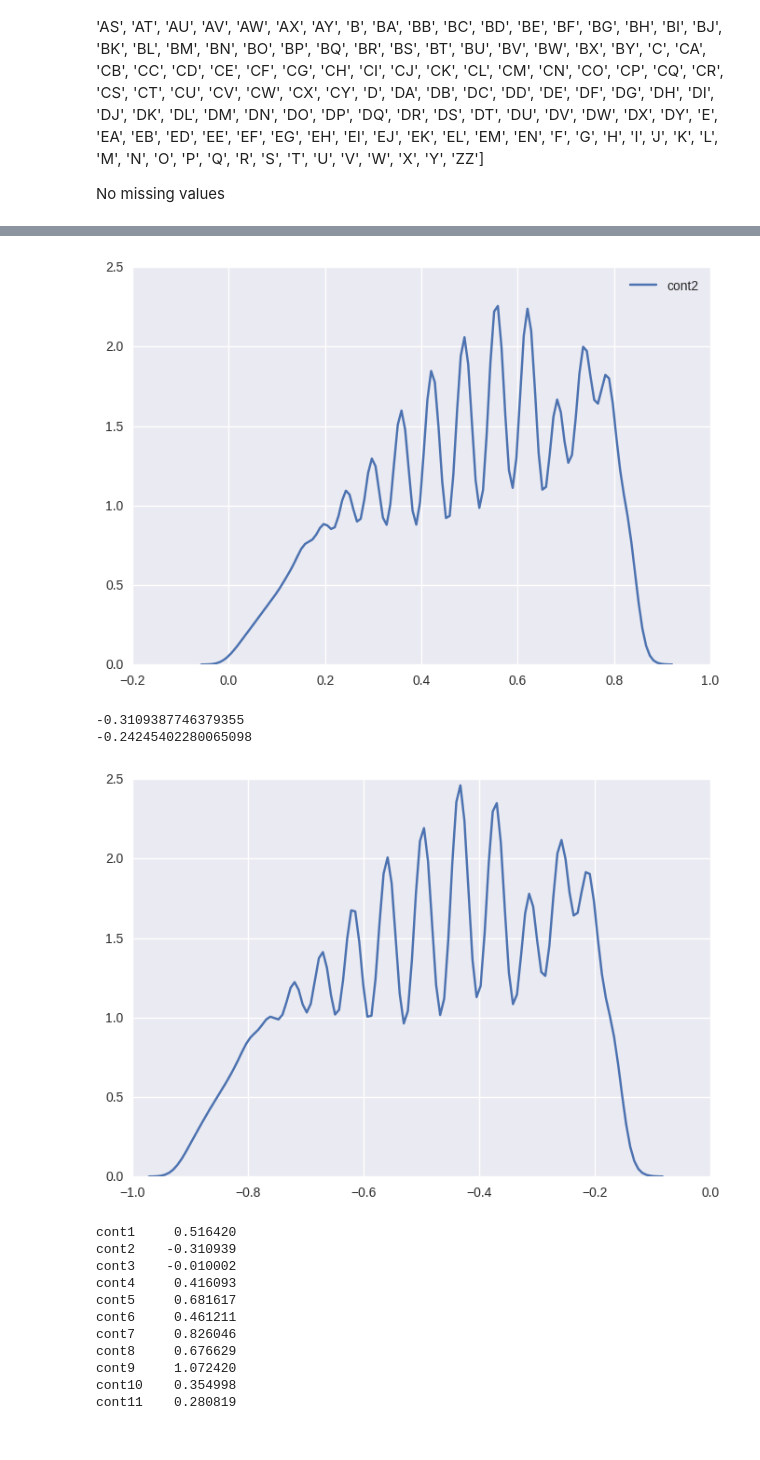
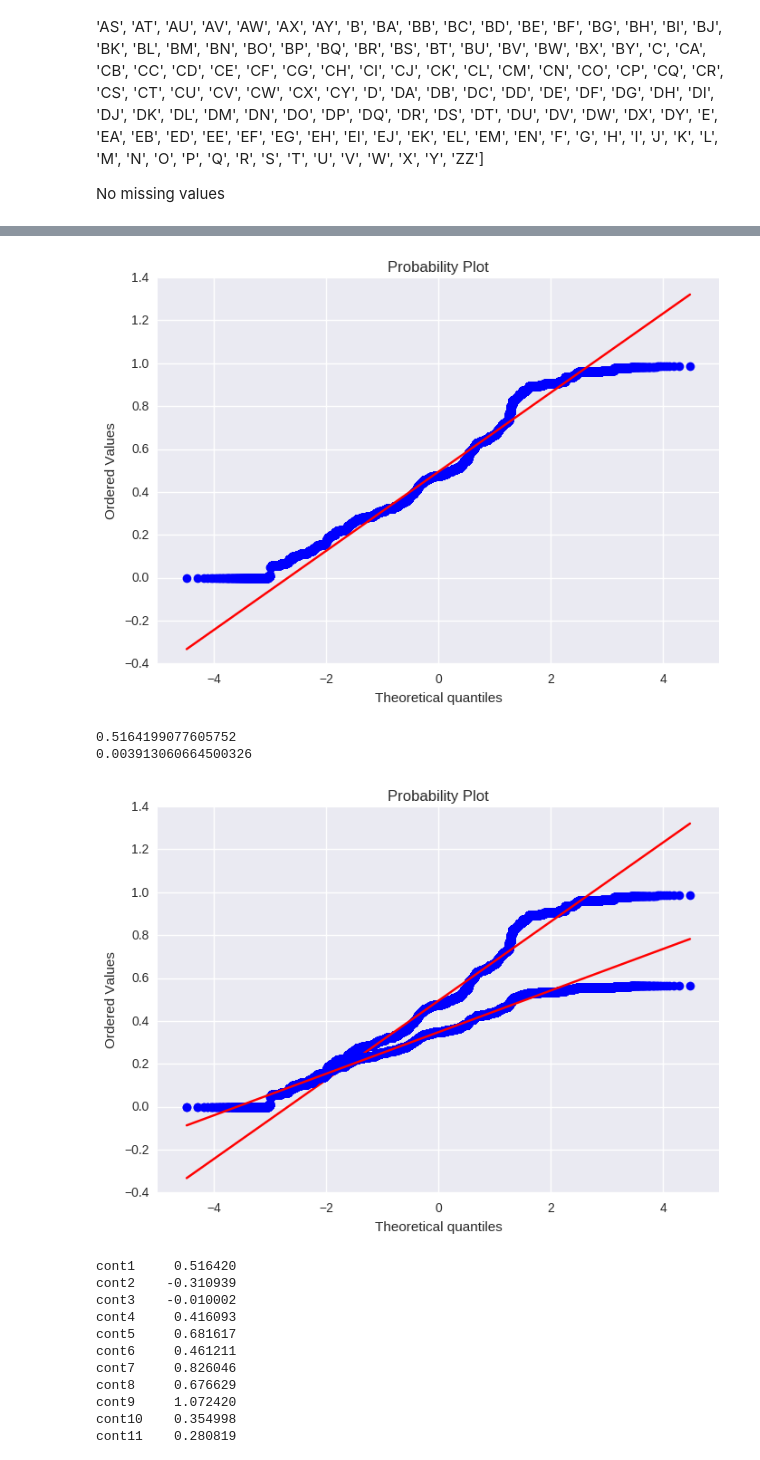
Before and after one commit to Arges42/DS_Projects, a Jupyter notebook: kaggle_Allstate/data_exploration.ipynb, the cells around one changed output, grey strips where cells are left out. Saved outputs shown, nothing was run; the diff lists cells and outputs as text; code cells hidden in the pictures.

```diff
--- a/kaggle_Allstate/data_exploration.ipynb
+++ b/kaggle_Allstate/data_exploration.ipynb
@@ -71,5 +85,6 @@ Data has 132 columns:
 
 No missing values
 # %%
+train.loss = np.log(train.loss)
 binary = data.loss == -1
 data['binary'] = binary
@@ -81,16 +91,24 @@ plt.show()
+# %%
+fig = plt.figure()
+ax = fig.add_subplot(111)
+res = probplot(train.cont1,plot=ax)
+plt.show()
+# %% [output]
+[figure, added]
 # %%
-sns.kdeplot(train.cont2)
+fig = plt.figure()
+ax = fig.add_subplot(111)
+probplot(train.cont1,plot=ax)
+print(skew(train.cont1))
+f1 = boxcox(train.cont1+1)
+print(skew(f1[0]))
+ax = fig.add_subplot(111)
+probplot(f1[0],plot=ax)
 plt.show()
-print(skew(train.cont2))
-f1 = boxcox(train.cont2)
-print(skew(f1[0]))
-sns.kdeplot(f1[0])
-plt.show()
 # %% [output]
+0.5164199077605752
+0.003913060664500326
-[figure, old version]
+[figure, new version]
--0.3109387746379355
--0.24245402280065098
-[figure, removed]
 # %%
 for col in ['cont'+str(x) for x in range(1,15)]:
     fig = plt.figure()
```
Also changed, not shown: parts of 30 cells of this notebook, 7 other files.
